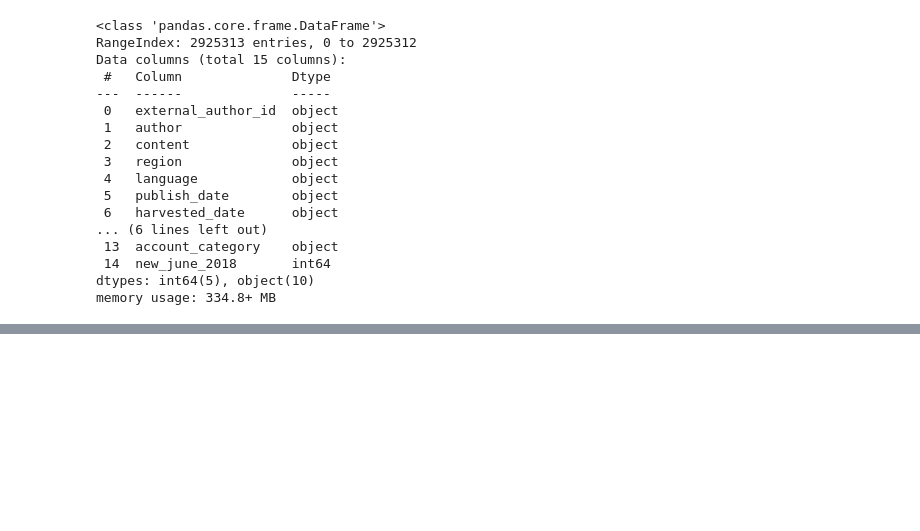
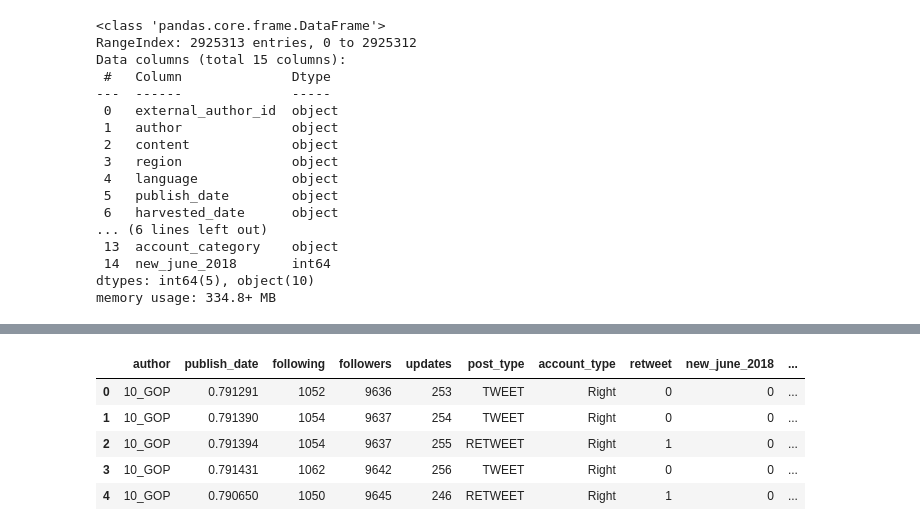
Before and after one commit to amanokundesu/ML_Final_Project, a Jupyter notebook: ml_final_project.ipynb, the cells around one changed output, grey strips where cells are left out. Drawn from its saved outputs; the diff is of its cells as text; code cells hidden in the pictures; blank space fills up the shorter version.

```diff
--- a/ml_final_project.ipynb
+++ b/ml_final_project.ipynb
@@ -145,0 +268,26 @@ cleaned_df["publish_date"].describe()
+# %%
+features_df = english_df[[
+    "author",
+    "publish_date",
+    "following",
+    "followers",
+    "updates",
+    "post_type",
+    "account_type",
+    "retweet",
+    "new_june_2018",
+    "sent_neg",
+    "sent_neu",
+    "sent_pos",
+    "sent_compound",
+    "account_category",
+]].copy()
+
+features_df.head()
+# %% [output]
+|  | author | publish_date | following | followers | updates | post_type | account_type | retweet | new_june_2018 | ... |
+| 0 | 10_GOP | 0.791291 | 1052 | 9636 | 253 | TWEET | Right | 0 | 0 | ... |
+| 1 | 10_GOP | 0.791390 | 1054 | 9637 | 254 | TWEET | Right | 0 | 0 | ... |
+| 2 | 10_GOP | 0.791394 | 1054 | 9637 | 255 | RETWEET | Right | 1 | 0 | ... |
+| 3 | 10_GOP | 0.791431 | 1062 | 9642 | 256 | TWEET | Right | 0 | 0 | ... |
+| 4 | 10_GOP | 0.790650 | 1050 | 9645 | 246 | RETWEET | Right | 1 | 0 | ... |
```
Also changed, not shown: parts of 11 cells of this notebook, 1 other file.
